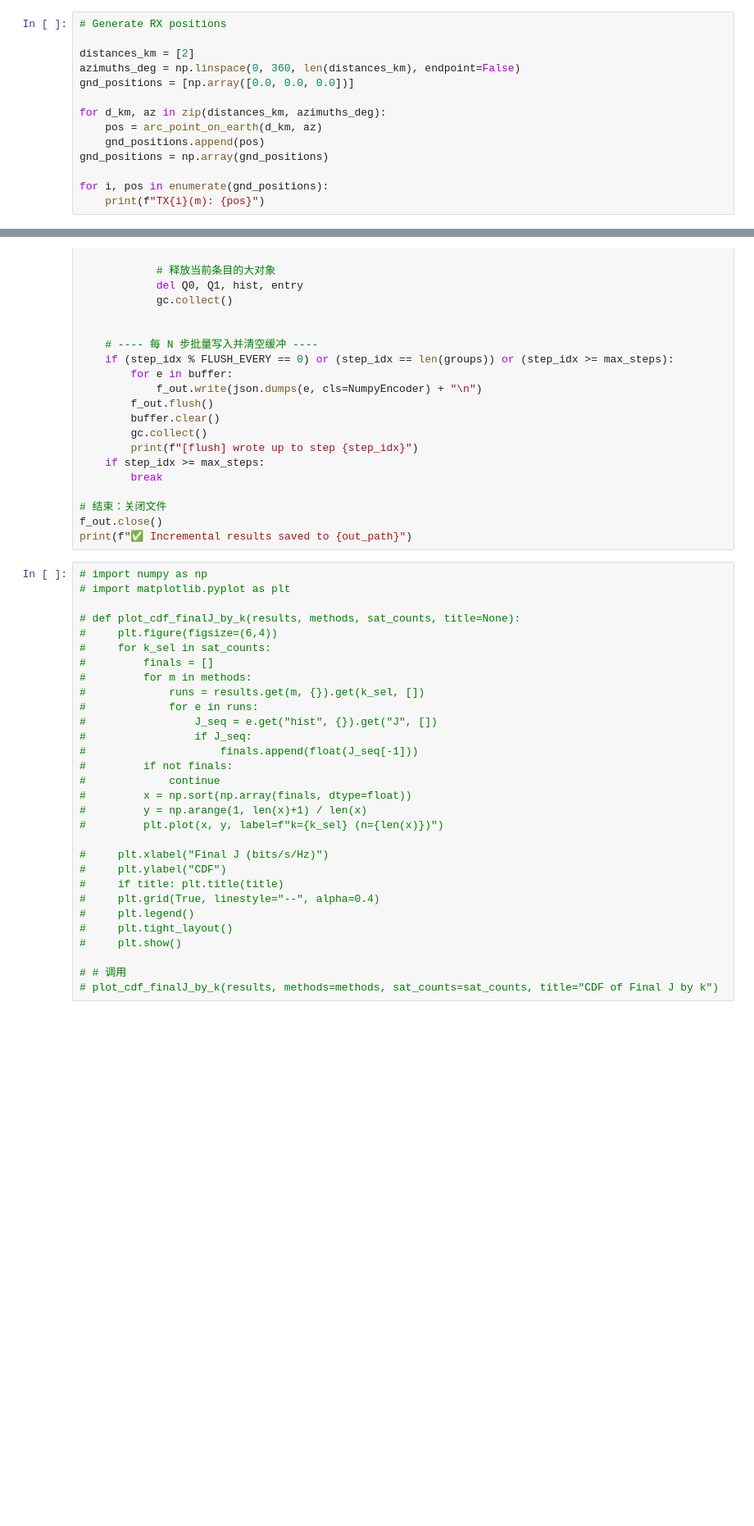
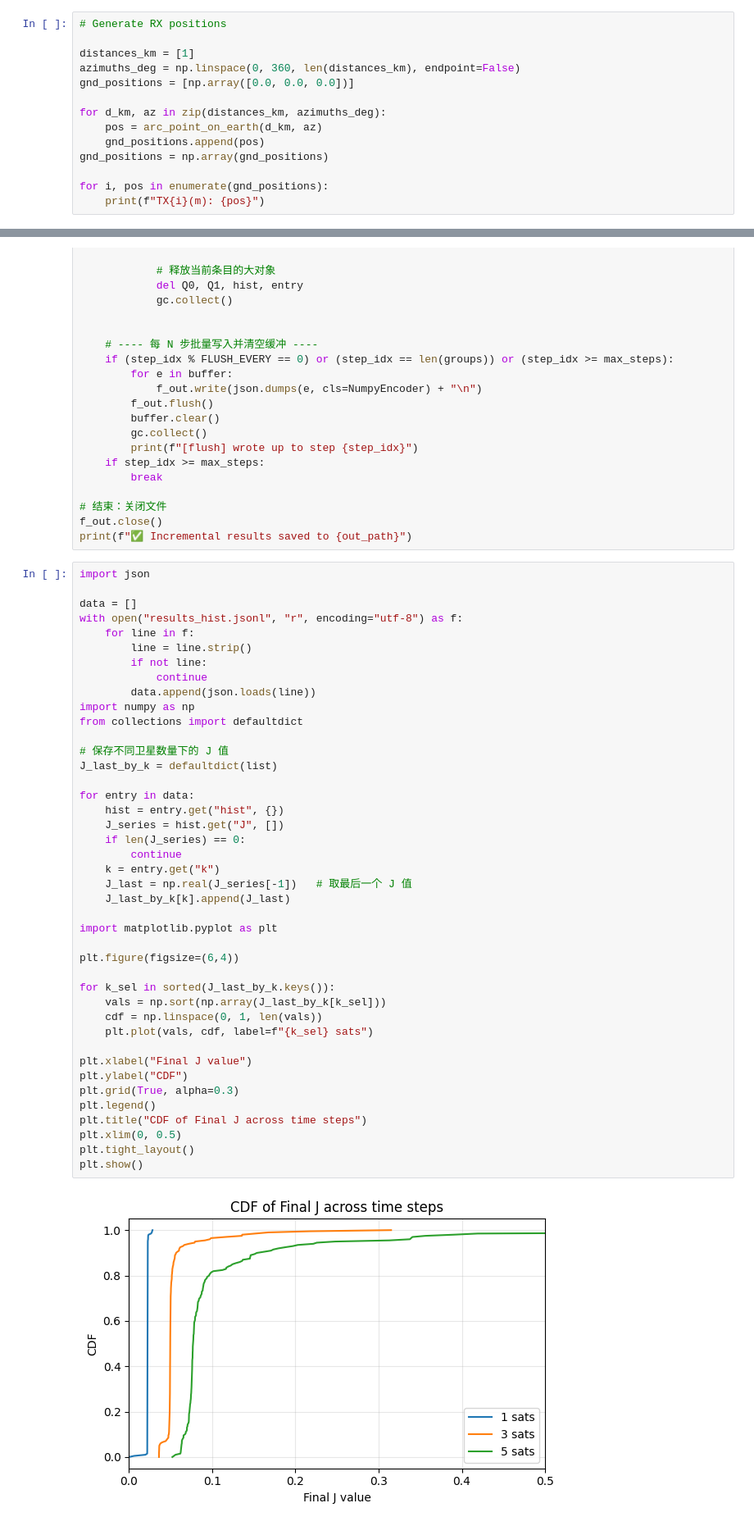
Before and after one commit to SJ00425/NTN-Anti-Jamming, a Jupyter notebook: game_cdf.ipynb, the cells around one changed output, grey strips where cells are left out. Shown at 82% size. Saved outputs shown, nothing was run; the diff lists cells and outputs as text; blank space fills up the shorter version.

```diff
--- a/game_cdf.ipynb
+++ b/game_cdf.ipynb
@@ -180,7 +180,7 @@ print("Total steps:", n_steps)
 # %%
 # Generate RX positions
 
-distances_km = [2]
+distances_km = [1]
 azimuths_deg = np.linspace(0, 360, len(distances_km), endpoint=False)
 gnd_positions = [np.array([0.0, 0.0, 0.0])]
 
@@ -359,32 +359,46 @@ for step_idx, (t, g) in enumerate(tqdm(groups, desc="Processing steps"), start=1
 f_out.close()
 print(f"✅ Incremental results saved to {out_path}")
 # %%
-# import numpy as np
-# import matplotlib.pyplot as plt
+import json
 
-# def plot_cdf_finalJ_by_k(results, methods, sat_counts, title=None):
-#     plt.figure(figsize=(6,4))
-#     for k_sel in sat_counts:
-#         finals = []
-#         for m in methods:
-#             runs = results.get(m, {}).get(k_sel, [])
-#             for e in runs:
-#                 J_seq = e.get("hist", {}).get("J", [])
-#                 if J_seq:
-#                     finals.append(float(J_seq[-1]))
-#         if not finals:
-#             continue
-#         x = np.sort(np.array(finals, dtype=float))
-#         y = np.arange(1, len(x)+1) / len(x)
-#         plt.plot(x, y, label=f"k={k_sel} (n={len(x)})")
+data = []
+with open("results_hist.jsonl", "r", encoding="utf-8") as f:
+    for line in f:
+        line = line.strip()
+        if not line:
+            continue
+        data.append(json.loads(line))
+import numpy as np
+from collections import defaultdict
 
-#     plt.xlabel("Final J (bits/s/Hz)")
-#     plt.ylabel("CDF")
-#     if title: plt.title(title)
-#     plt.grid(True, linestyle="--", alpha=0.4)
-#     plt.legend()
-#     plt.tight_layout()
-#     plt.show()
+# 保存不同卫星数量下的 J 值
+J_last_by_k = defaultdict(list)
 
-# # 调用
-# plot_cdf_finalJ_by_k(results, methods=methods, sat_counts=sat_counts, title="CDF of Final J by k")
+for entry in data:
+    hist = entry.get("hist", {})
+    J_series = hist.get("J", [])
+    if len(J_series) == 0:
+        continue
+    k = entry.get("k")
+    J_last = np.real(J_series[-1])   # 取最后一个 J 值
+    J_last_by_k[k].append(J_last)
+
+import matplotlib.pyplot as plt
+
+plt.figure(figsize=(6,4))
+
+for k_sel in sorted(J_last_by_k.keys()):
+    vals = np.sort(np.array(J_last_by_k[k_sel]))
+    cdf = np.linspace(0, 1, len(vals))
+    plt.plot(vals, cdf, label=f"{k_sel} sats")
+
+plt.xlabel("Final J value")
+plt.ylabel("CDF")
+plt.grid(True, alpha=0.3)
+plt.legend()
+plt.title("CDF of Final J across time steps")
+plt.xlim(0, 0.5)
+plt.tight_layout()
+plt.show()
+# %% [output]
+[figure, added]
```
Also changed, not shown: parts of 2 cells of this notebook, 1 other file.
